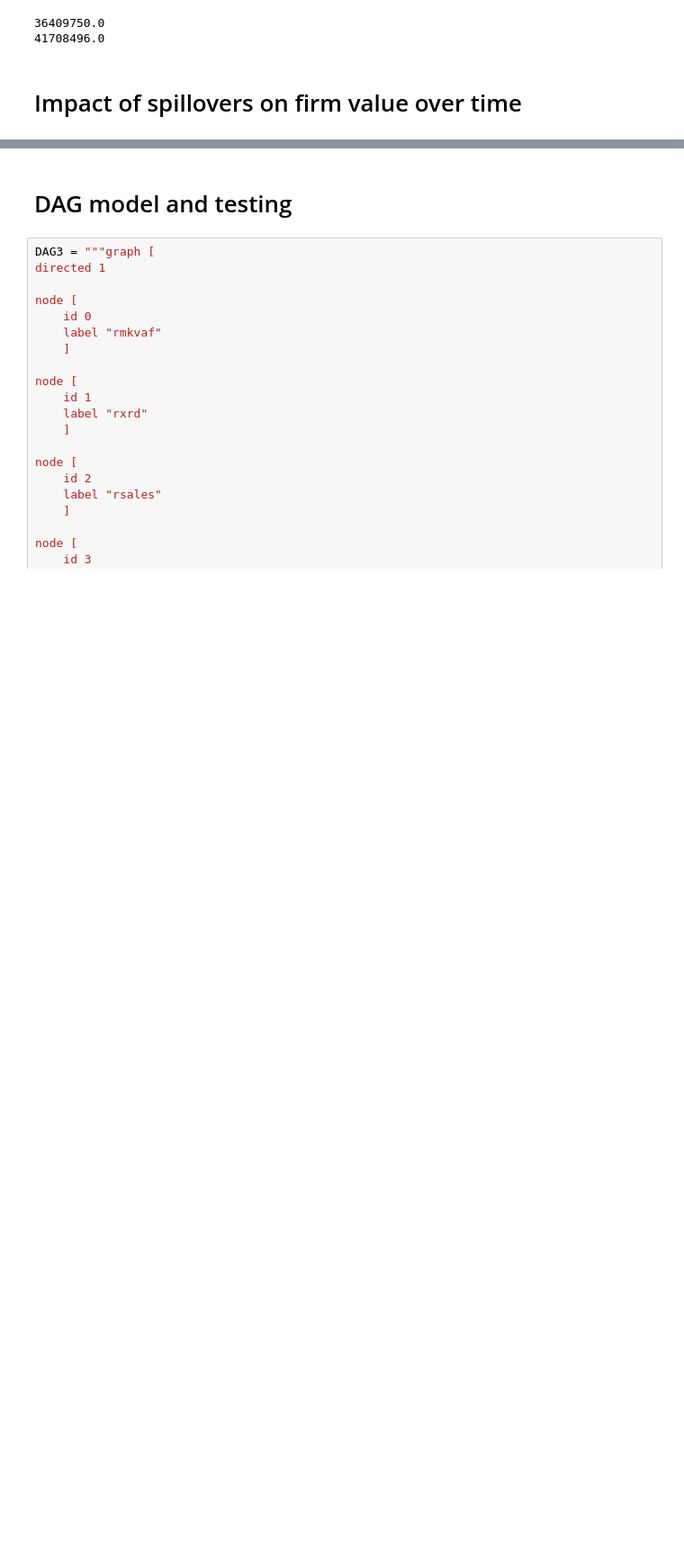
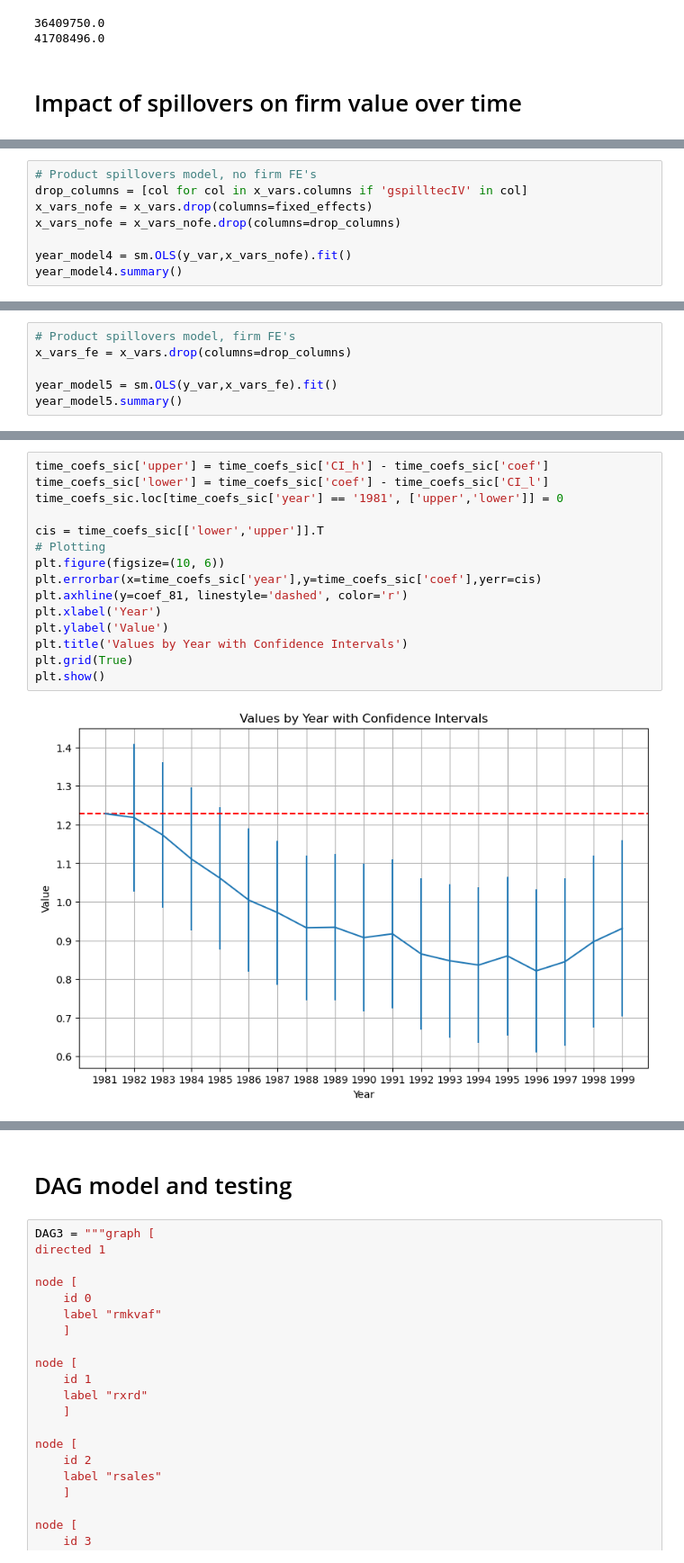
Before and after one commit to MartinMcFarlane/ECO2425-Causal-ML, a Jupyter notebook: Spillovers Project.ipynb, the cells around one changed output, grey strips where cells are left out. Shown at 90% size. Saved outputs shown, nothing was run; the diff lists cells and outputs as text; blank space fills up the shorter version.

Commit message:
ran spillovers regressions, plotted p-market coefs

```diff
--- a/Spillovers Project.ipynb
+++ b/Spillovers Project.ipynb
@@ -729,0 +883,8 @@ print(df['firmval_tec'].sum())
+# %%
+# Product spillovers model, no firm FE's
+drop_columns = [col for col in x_vars.columns if 'gspilltecIV' in col]
+x_vars_nofe = x_vars.drop(columns=fixed_effects)
+x_vars_nofe = x_vars_nofe.drop(columns=drop_columns)
+
+year_model4 = sm.OLS(y_var,x_vars_nofe).fit()
+year_model4.summary()
@@ -729,0 +926,6 @@ print(df['firmval_tec'].sum())
+# %%
+# Product spillovers model, firm FE's
+x_vars_fe = x_vars.drop(columns=drop_columns)
+
+year_model5 = sm.OLS(y_var,x_vars_fe).fit()
+year_model5.summary()
@@ -730,2 +1012,19 @@ print(df['firmval_tec'].sum())
+# %%
+time_coefs_sic['upper'] = time_coefs_sic['CI_h'] - time_coefs_sic['coef']
+time_coefs_sic['lower'] = time_coefs_sic['coef'] - time_coefs_sic['CI_l']
+time_coefs_sic.loc[time_coefs_sic['year'] == '1981', ['upper','lower']] = 0
+
+cis = time_coefs_sic[['lower','upper']].T
+# Plotting
+plt.figure(figsize=(10, 6))
+plt.errorbar(x=time_coefs_sic['year'],y=time_coefs_sic['coef'],yerr=cis)
+plt.axhline(y=coef_81, linestyle='dashed', color='r')
+plt.xlabel('Year')
+plt.ylabel('Value')
+plt.title('Values by Year with Confidence Intervals')
+plt.grid(True)
+plt.show()
+# %% [output]
+[figure, added]
 # %%
 # %% [output]
```
Also changed, not shown: parts of 30 cells of this notebook.
